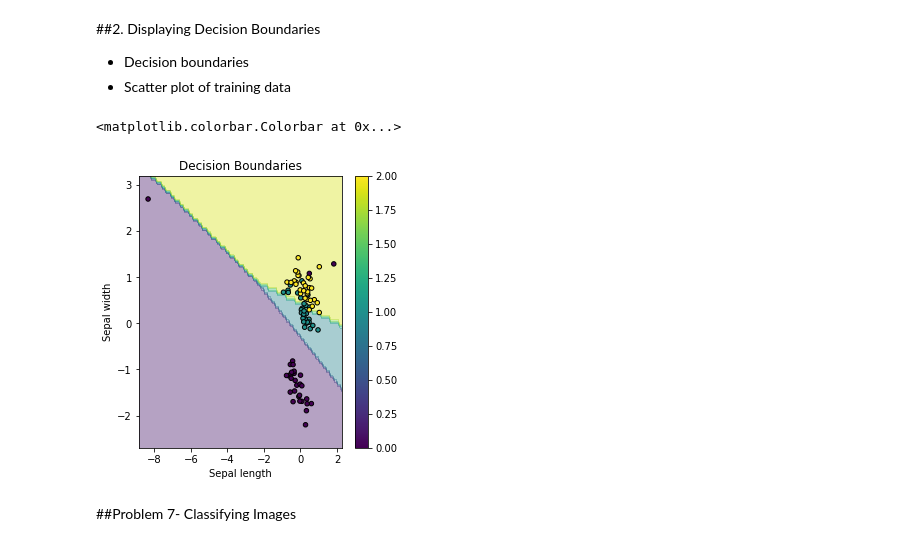
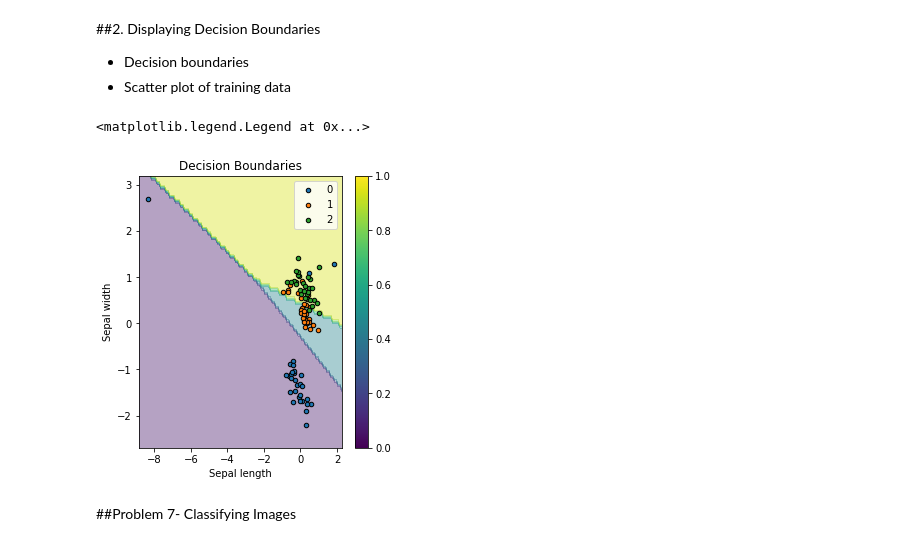
Before and after one commit to anastasiarenata1/deeplearning, a Jupyter notebook: LNN_with_Numpy_and_Softmax_Classifier.ipynb, the cells around one changed output. Cells and saved outputs as stored; diff of their text form; code cells hidden in the pictures.

```diff
--- a/LNN_with_Numpy_and_Softmax_Classifier.ipynb
+++ b/LNN_with_Numpy_and_Softmax_Classifier.ipynb
@@ -672,22 +672,25 @@ Best test accuracy that the model has achieved is 90%
 # %%
 import matplotlib.pyplot as plt
 # Display decision boundaries
 x_min, x_max = X_train[:, 0].min() - 0.5, X_train[:, 0].max() + 0.5
 y_min, y_max = X_train[:, 1].min() - 0.5, X_train[:, 1].max() + 0.5
 xx, yy = np.meshgrid(np.arange(x_min, x_max, 0.1), np.arange(y_min, y_max, 0.1))
 Z = np.argmax(softmax(np.dot(np.c_[xx.ravel(), yy.ravel()], W) + b), axis=1)
 Z = Z.reshape(xx.shape)
+
 plt.figure(figsize=(10, 5))
 plt.subplot(1, 2, 1)
 plt.contourf(xx, yy, Z, alpha=0.4)
-plt.scatter(X_train[:, 0], X_train[:, 1], c=y_train, s=20, edgecolor='k')
+for i, iris_class in enumerate(np.unique(y_train)):
+    plt.scatter(X_train[y_train == i, 0], X_train[y_train == i, 1], s=20, edgecolor='k', label=iris_class)
 plt.title("Decision Boundaries")
 plt.xlabel("Sepal length")
 plt.ylabel("Sepal width")
 plt.colorbar()
+plt.legend(loc='best')
 # %% [output]
-<matplotlib.colorbar.Colorbar at 0x...>
+<matplotlib.legend.Legend at 0x...>
-[figure, old version]
+[figure, new version]
 # %% [markdown]
 ##Problem 7- Classifying Images
 # %%
```
Also changed, not shown: parts of 1 cell of this notebook.
